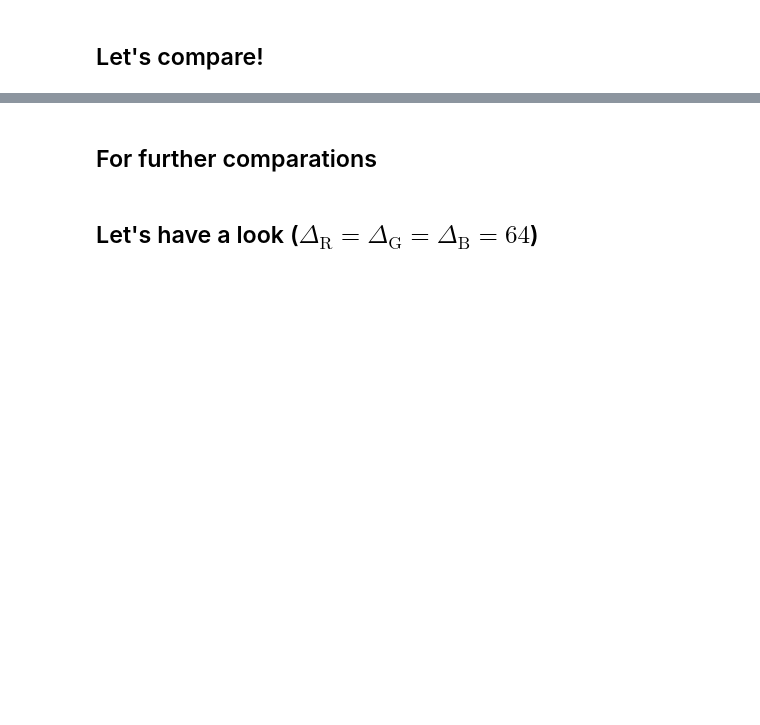
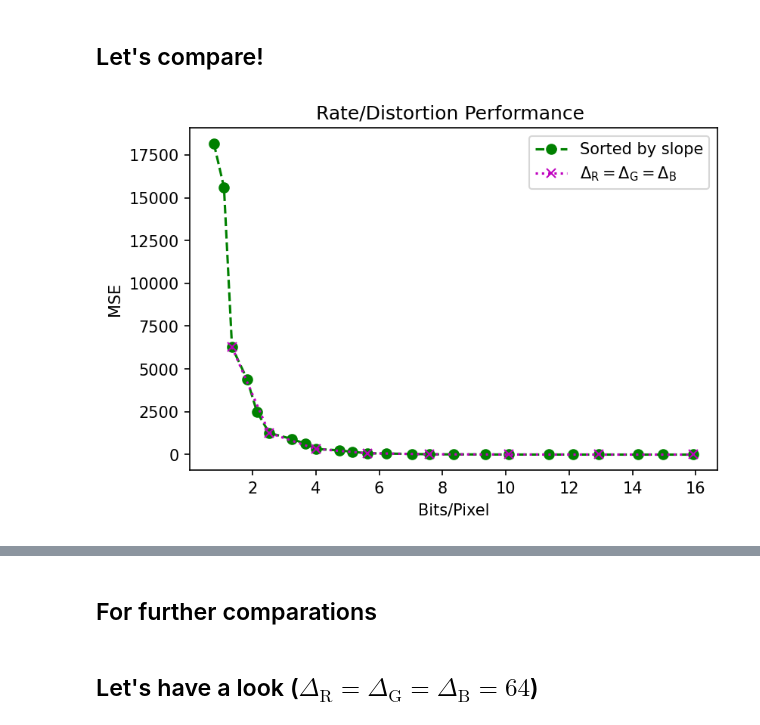
Before and after one commit to Sistemas-Multimedia/Sistemas-Multimedia.github.io, a Jupyter notebook: milestones/05-RGB_quantization/RGB_quantization.ipynb, the cells around one changed output, grey strips where cells are left out. Saved outputs shown, nothing was run; the diff lists cells and outputs as text; code cells hidden in the pictures; blank space fills up the shorter version.

```diff
--- a/milestones/05-RGB_quantization/RGB_quantization.ipynb
+++ b/milestones/05-RGB_quantization/RGB_quantization.ipynb
@@ -215,6 +252,6 @@ def compute_slopes(RD_points):
     #RD_slopes.append((0.0, (0.0, RD_points[-1][2], 1)))
     return RD_slopes
 
-R_slopes = compute_slopes(R_points)
-G_slopes = compute_slopes(G_points)
-B_slopes = compute_slopes(B_points)
+R_slopes = compute_slopes(R_points_second)
+G_slopes = compute_slopes(G_points_second)
+B_slopes = compute_slopes(B_points_second)
@@ -239,22 +344,29 @@ Progressively quantize the image using the Q_steps described in the sorted list
 # %%
-def get_optimal_RD_curve(RGB_img, sorted_slopes, components):
+def get_RD_curve_sorted_by_slopes(RGB_img, sorted_slopes, components, quantizer):
     points = []
     Q_steps_per_component = [256, 256, 256] # This should generate a black image.
-    k = np.empty_like(RGB_img)
-    y = np.empty_like(RGB_img)
+    #Q_steps_per_component = [128, 128, 128] # This should generate a black image.
     for i in sorted_slopes:
+        k = np.empty_like(RGB_img)
+        y = np.empty_like(RGB_img)
         point = i[1]
         component = point[2]
         Q_step = point[3]
         Q_steps_per_component[components.index(component)] = Q_step
         #print(i, Q_steps_per_component)
-        for c,Q_step in zip(components, Q_steps_per_component):
-            k[..., components.index(c)], y[..., components.index(c)] = q_deq(RGB_img[..., components.index(c)], Q_step)
+        for c, QS in zip(components, Q_steps_per_component):
+            y[..., components.index(c)], k[..., components.index(c)] = quantizer.quan_dequan(RGB_img[..., components.index(c)], QS)
+            #print(c, QS,components.index(c))
+            #for _y in range(10):
+            #    for _x in range(10):
+            #        print(RGB_img[_y, _x, components.index(c)], y[_y,_x, components.index(c)], end=' ')
+            #    print()
+        #y, k = quantizer.quan_dequan(RGB_img, Q_step)
         k = k.astype(np.uint8)
-        rate = bits_per_RGB_pixel(k, str(Q_steps_per_component) + '_')
+        rate = common.bits_per_RGB_pixel(k, str(Q_steps_per_component) + '_')
         _distortion = distortion.MSE(RGB_img, y)
         points.append((rate, _distortion))
         print(f"Q_step={Q_steps_per_component}, rate={rate:>7} bits/pixel, distortion={_distortion:>6.1f}")
     return points
 
-optimal_points = get_optimal_RD_curve(img, sorted_slopes, components)
+RD_points_sorted_by_slopes = get_RD_curve_sorted_by_slopes(img, sorted_slopes, components, second_quantizer)
@@ -262,16 +392,15 @@ optimal_points = get_optimal_RD_curve(img, sorted_slopes, components)
 ## RD curve using same $\Delta$ for each RGB channel ($\Delta_{\text{R}} = \Delta_{\text{G}} = \Delta_{\text{B}}$)
 To see the contribution of each channel to the RD curve.
 # %%
-def constant_Q_RD_curve(RGB_img, Q_steps):
+def constant_Q_RD_curve(RGB_img, Q_steps, quantizer):
     points = []
-    for q in range(Q_steps-1, -1, -1):
-        Q_step = 1 << q
-        k, y = q_deq(RGB_img, Q_step)
+    for Q_step in Q_steps:
+        y, k = quantizer.quan_dequan(RGB_img, Q_step)
         k = k.astype(np.uint8)
-        rate = bits_per_RGB_pixel(k, str(Q_step) + '_')
+        rate = common.bits_per_RGB_pixel(k, str(Q_step) + '_')
         _distortion = distortion.MSE(RGB_img, y)
         points.append((rate, _distortion))
         print(f"q_step={Q_step:>3}, rate={rate:>7} bits/pixel, distortion={_distortion:>6.1f}")
     return points
 
-constant_Q_RD_points = constant_Q_RD_curve(img, Q_steps)
+constant_Q_RD_points = constant_Q_RD_curve(img, Q_steps, second_quantizer)
@@ -279,10 +425,12 @@ constant_Q_RD_points = constant_Q_RD_curve(img, Q_steps)
 ## Let's compare!
 # %%
 pylab.figure(dpi=150)
-pylab.plot(*zip(*optimal_points), c='g', marker="o", label="Optimal")
-pylab.plot(*zip(*constant_Q_RD_points), c='m', marker="x", label="$\Delta_{\mathrm{R}}=\Delta_{\mathrm{G}}=\Delta_{\mathrm{B}}}$")
+pylab.plot(*zip(*RD_points_sorted_by_slopes), c='g', marker='o', label="Sorted by slope", linestyle="dashed")
+pylab.plot(*zip(*constant_Q_RD_points), c='m', marker='x', label="$\Delta_{\mathrm{R}}=\Delta_{\mathrm{G}}=\Delta_{\mathrm{B}}}$", linestyle="dotted")
 pylab.title("Rate/Distortion Performance ")
 pylab.xlabel("Bits/Pixel")
 pylab.ylabel("MSE")
 pylab.legend(loc='upper right')
 pylab.show()
+# %% [output]
+[figure, added]
```
Also changed, not shown: parts of 31 cells of this notebook, 4 other files.
